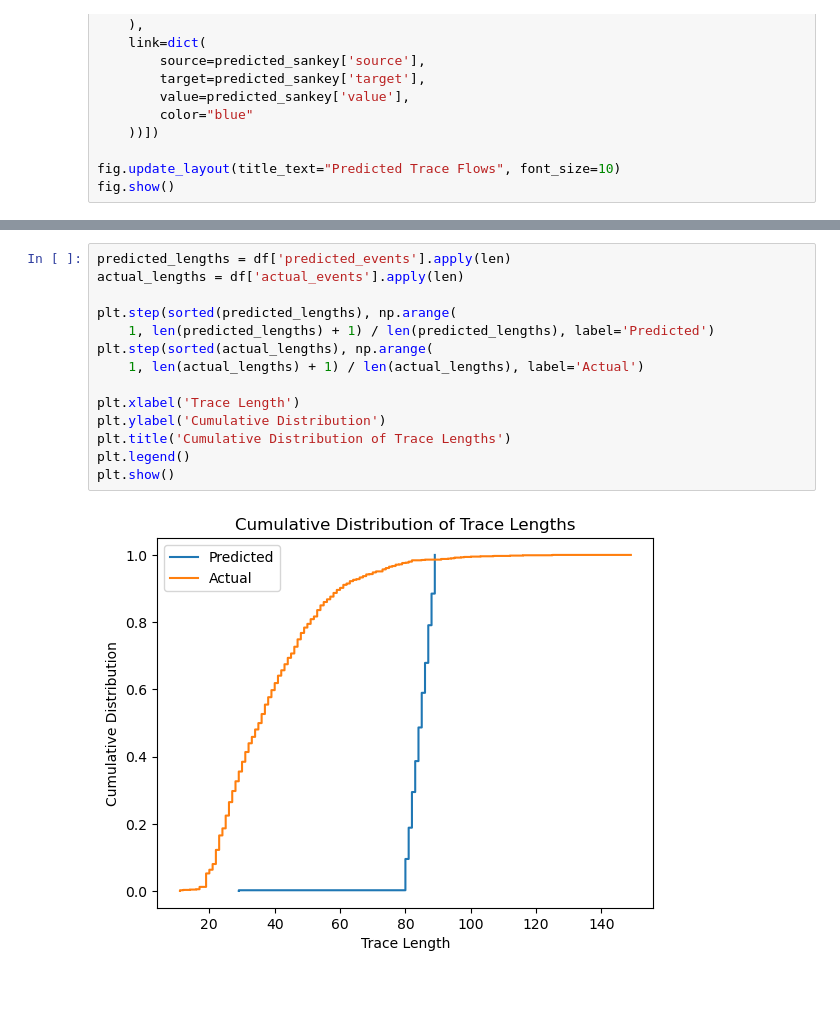
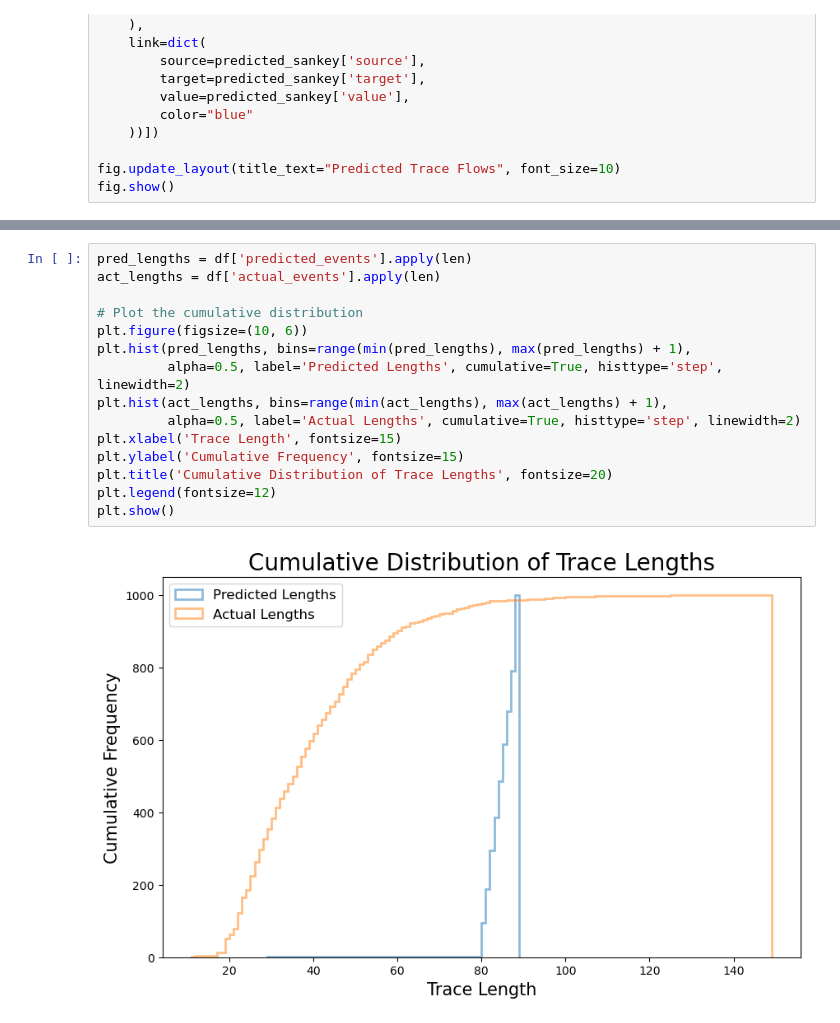
Before and after one commit to AlexRaudvee/Process_Mining_1, a Jupyter notebook: Sprint_3/vis_trace.ipynb, the cells around one changed output, grey strips where cells are left out. Saved outputs shown, nothing was run; the diff lists cells and outputs as text; blank space fills up the shorter version.

Commit message:
some adjustments
these plots are to compare the same 1000 traces about actual and predicted

```diff
--- a/Sprint_3/vis_trace.ipynb
+++ b/Sprint_3/vis_trace.ipynb
@@ -227,16 +328,17 @@ fig.show()
 # %%
-predicted_lengths = df['predicted_events'].apply(len)
-actual_lengths = df['actual_events'].apply(len)
+pred_lengths = df['predicted_events'].apply(len)
+act_lengths = df['actual_events'].apply(len)
 
-plt.step(sorted(predicted_lengths), np.arange(
-    1, len(predicted_lengths) + 1) / len(predicted_lengths), label='Predicted')
-plt.step(sorted(actual_lengths), np.arange(
-    1, len(actual_lengths) + 1) / len(actual_lengths), label='Actual')
-
-plt.xlabel('Trace Length')
-plt.ylabel('Cumulative Distribution')
-plt.title('Cumulative Distribution of Trace Lengths')
-plt.legend()
+# Plot the cumulative distribution
+plt.figure(figsize=(10, 6))
+plt.hist(pred_lengths, bins=range(min(pred_lengths), max(pred_lengths) + 1),
+         alpha=0.5, label='Predicted Lengths', cumulative=True, histtype='step', linewidth=2)
+plt.hist(act_lengths, bins=range(min(act_lengths), max(act_lengths) + 1),
+         alpha=0.5, label='Actual Lengths', cumulative=True, histtype='step', linewidth=2)
+plt.xlabel('Trace Length', fontsize=15)
+plt.ylabel('Cumulative Frequency', fontsize=15)
+plt.title('Cumulative Distribution of Trace Lengths', fontsize=20)
+plt.legend(fontsize=12)
 plt.show()
 # %% [output]
-[figure, old version]
+[figure, new version]
```
Also changed, not shown: parts of 9 cells of this notebook.
